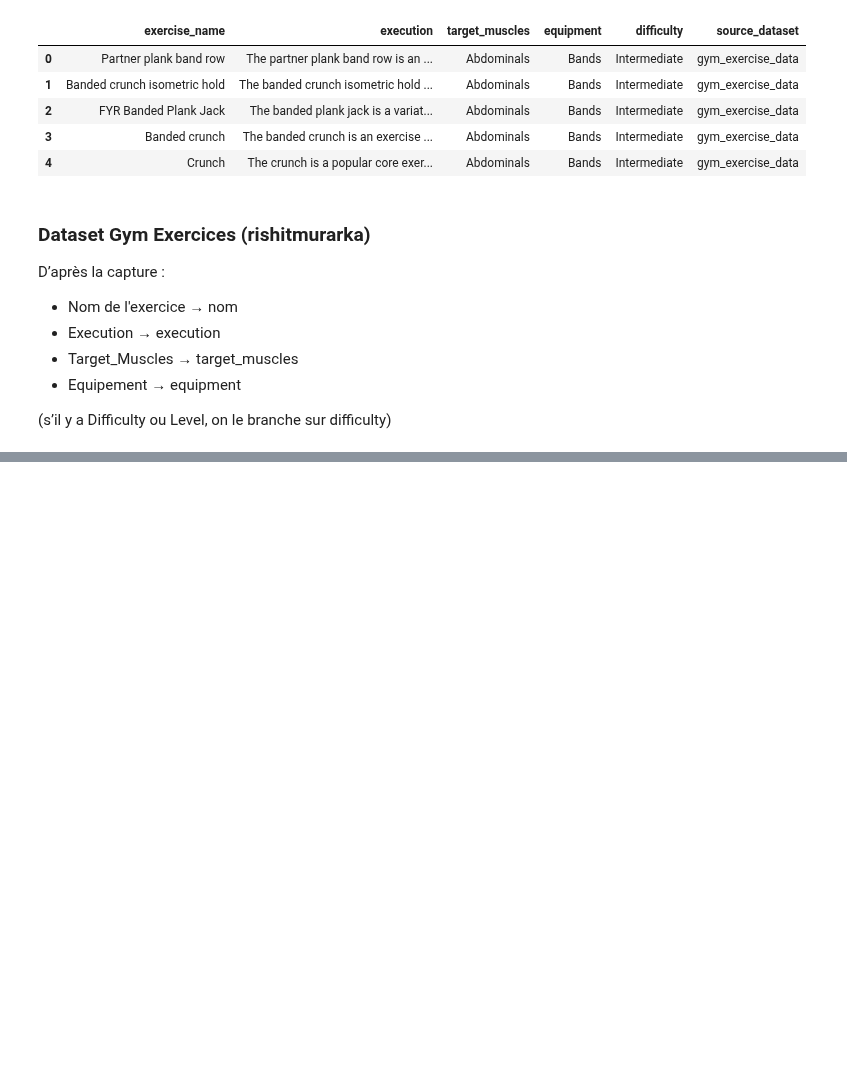
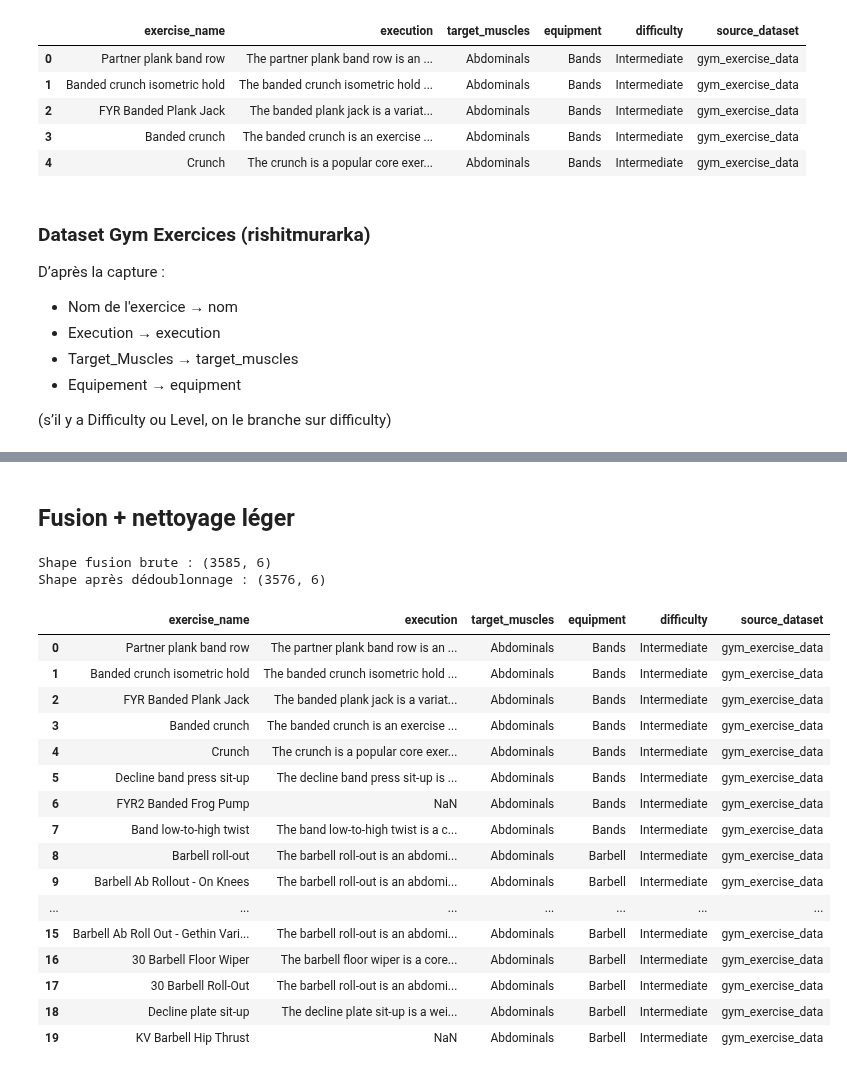
Before and after one commit to happy-developer/train.me, a Jupyter notebook: src/notebooks/dataset_fusion/dataset_fusion_exercices.ipynb, the cells around one changed output, grey strips where cells are left out. Cells and saved outputs as stored; diff of their text form; code cells hidden in the pictures; blank space fills up the shorter version.

```diff
--- a/src/notebooks/dataset_fusion/dataset_fusion_exercices.ipynb
+++ b/src/notebooks/dataset_fusion/dataset_fusion_exercices.ipynb
@@ -131,9 +140,9 @@ df3 = pd.DataFrame({
     "exercise_name":  df_best50["Name of Exercise"],
     # ce dataset n'a peut-être pas de vraie description → NaN
     "execution":      pd.NA,
-    "target_muscles": df_best50["Target muscle Group"],
-    "equipment":      df_best50["Equipment needed"],
-    "difficulty":     df_best50["Difficulty level"],
+    "target_muscles": df_best50["Target Muscle Group"],
+    "equipment":      df_best50["Equipment Needed"],
+    "difficulty":     df_best50["Difficulty Level"],
 })
 df3["source_dataset"] = "best_50_exercises"
 df3.head()
@@ -139,0 +156,43 @@ df3.head()
+# %% [markdown]
+## Fusion + nettoyage léger
+# %%
+df_all = pd.concat([df1, df2, df3], ignore_index=True)
+
+# Optionnel : trim espaces, mettre en lower pour certains champs
+for col in ["exercise_name", "target_muscles", "equipment", "difficulty"]:
+    df_all[col] = (
+        df_all[col]
+        .astype("string")
+        .str.strip()
+    )
+
+# Optionnel : supprimer les doublons sur nom + muscles
+df_all_unique = df_all.drop_duplicates(
+    subset=["exercise_name", "target_muscles", "equipment"],
+    keep="first"
+).reset_index(drop=True)
+
+print("Shape fusion brute :", df_all.shape)
+print("Shape après dédoublonnage :", df_all_unique.shape)
+
+df_all_unique.head(20)
+# %% [output]
+Shape fusion brute : (3585, 6)
+Shape après dédoublonnage : (3576, 6)
+|  | exercise_name | execution | target_muscles | equipment | difficulty | source_dataset |
+| 0 | Partner plank band row | The partner plank band row is an ... | Abdominals | Bands | Intermediate | gym_exercise_data |
+| 1 | Banded crunch isometric hold | The banded crunch isometric hold ... | Abdominals | Bands | Intermediate | gym_exercise_data |
+| 2 | FYR Banded Plank Jack | The banded plank jack is a variat... | Abdominals | Bands | Intermediate | gym_exercise_data |
+| 3 | Banded crunch | The banded crunch is an exercise ... | Abdominals | Bands | Intermediate | gym_exercise_data |
+| 4 | Crunch | The crunch is a popular core exer... | Abdominals | Bands | Intermediate | gym_exercise_data |
+| 5 | Decline band press sit-up | The decline band press sit-up is ... | Abdominals | Bands | Intermediate | gym_exercise_data |
+| 6 | FYR2 Banded Frog Pump | NaN | Abdominals | Bands | Intermediate | gym_exercise_data |
+| 7 | Band low-to-high twist | The band low-to-high twist is a c... | Abdominals | Bands | Intermediate | gym_exercise_data |
+| 8 | Barbell roll-out | The barbell roll-out is an abdomi... | Abdominals | Barbell | Intermediate | gym_exercise_data |
+| 9 | Barbell Ab Rollout - On Knees | The barbell roll-out is an abdomi... | Abdominals | Barbell | Intermediate | gym_exercise_data |
+| ... | ... | ... | ... | ... | ... | ... |
+| 15 | Barbell Ab Roll Out - Gethin Vari... | The barbell roll-out is an abdomi... | Abdominals | Barbell | Intermediate | gym_exercise_data |
+| 16 | 30 Barbell Floor Wiper | The barbell floor wiper is a core... | Abdominals | Barbell | Intermediate | gym_exercise_data |
+| 17 | 30 Barbell Roll-Out | The barbell roll-out is an abdomi... | Abdominals | Barbell | Intermediate | gym_exercise_data |
+| 18 | Decline plate sit-up | The decline plate sit-up is a wei... | Abdominals | Barbell | Intermediate | gym_exercise_data |
+| 19 | KV Barbell Hip Thrust | NaN | Abdominals | Barbell | Intermediate | gym_exercise_data |
```
Also changed, not shown: parts of 12 cells of this notebook, 2 other files.
